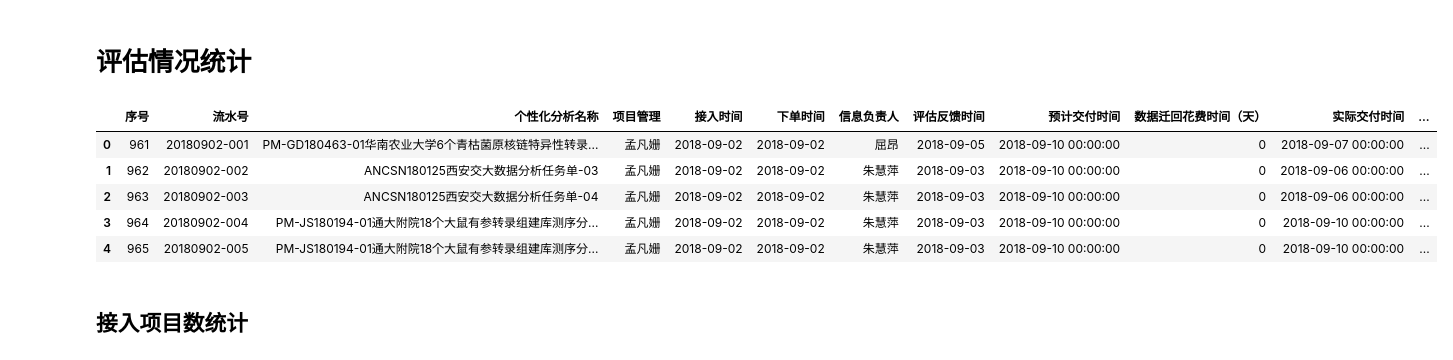
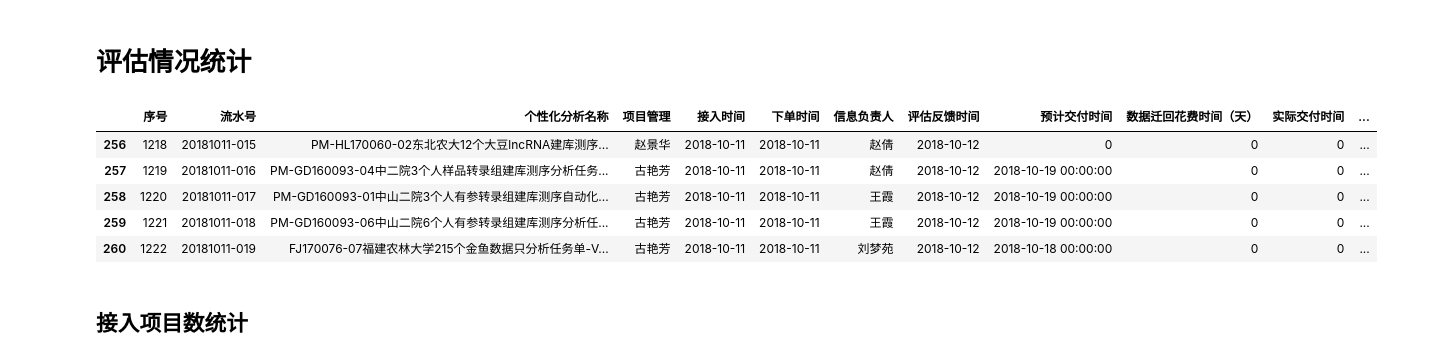
Before and after one commit to komais/chart, a Jupyter notebook: bin/supplment_analysis/个性化分析统计.ipynb, the cells around one changed output. Cells and saved outputs as stored; diff of their text form; code cells hidden in the pictures.

```diff
--- a/bin/supplment_analysis/个性化分析统计.ipynb
+++ b/bin/supplment_analysis/个性化分析统计.ipynb
@@ -14,7 +14,7 @@ imp.reload(myModule)
 import time
 # %%
 pathway = './'
-all_files  = xiadan_check.get_files(pathway, "个性化","9月")   ##给路径
+all_files  = xiadan_check.get_files(pathway, "个性化","20181011")   ##给路径
 df1  = xiadan_check.read_xlsx(all_files , 0 )## read all files sheet1
 # %%
 import datetime
@@ -81,14 +81,14 @@ See the caveats in the documentation: http://pandas.pydata.org/pandas-docs/stabl
 # %% [markdown]
 # 评估情况统计
 # %%
-df1.head()
+df1.tail()
 # %% [output]
 |  | 序号 | 流水号 | 个性化分析名称 | 项目管理 | 接入时间 | 下单时间 | 信息负责人 | 评估反馈时间 | 预计交付时间 | 数据迁回花费时间（天） | 实际交付时间 | ... |
-| 0 | 961 | 20180902-001 | PM-GD180463-01华南农业大学6个青枯菌原核链特异性转录... | 孟凡姗 | 2018-09-02 | 2018-09-02 | 屈昂 | 2018-09-05 | 2018-09-10 00:00:00 | 0 | 2018-09-07 00:00:00 | ... |
-| 1 | 962 | 20180902-002 | ANCSN180125西安交大数据分析任务单-03 | 孟凡姗 | 2018-09-02 | 2018-09-02 | 朱慧萍 | 2018-09-03 | 2018-09-10 00:00:00 | 0 | 2018-09-06 00:00:00 | ... |
-| 2 | 963 | 20180902-003 | ANCSN180125西安交大数据分析任务单-04 | 孟凡姗 | 2018-09-02 | 2018-09-02 | 朱慧萍 | 2018-09-03 | 2018-09-10 00:00:00 | 0 | 2018-09-06 00:00:00 | ... |
-| 3 | 964 | 20180902-004 | PM-JS180194-01通大附院18个大鼠有参转录组建库测序分... | 孟凡姗 | 2018-09-02 | 2018-09-02 | 朱慧萍 | 2018-09-03 | 2018-09-10 00:00:00 | 0 | 2018-09-10 00:00:00 | ... |
-| 4 | 965 | 20180902-005 | PM-JS180194-01通大附院18个大鼠有参转录组建库测序分... | 孟凡姗 | 2018-09-02 | 2018-09-02 | 朱慧萍 | 2018-09-03 | 2018-09-10 00:00:00 | 0 | 2018-09-10 00:00:00 | ... |
+| 256 | 1218 | 20181011-015 | PM-HL170060-02东北农大12个大豆lncRNA建库测序... | 赵景华 | 2018-10-11 | 2018-10-11 | 赵倩 | 2018-10-12 | 0 | 0 | 0 | ... |
+| 257 | 1219 | 20181011-016 | PM-GD160093-04中二院3个人样品转录组建库测序分析任务... | 古艳芳 | 2018-10-11 | 2018-10-11 | 赵倩 | 2018-10-12 | 2018-10-19 00:00:00 | 0 | 0 | ... |
+| 258 | 1220 | 20181011-017 | PM-GD160093-01中山二院3个人有参转录组建库测序自动化... | 古艳芳 | 2018-10-11 | 2018-10-11 | 王霞 | 2018-10-12 | 2018-10-19 00:00:00 | 0 | 0 | ... |
+| 259 | 1221 | 20181011-018 | PM-GD160093-06中山二院6个人有参转录组建库测序分析任... | 古艳芳 | 2018-10-11 | 2018-10-11 | 王霞 | 2018-10-12 | 2018-10-19 00:00:00 | 0 | 0 | ... |
+| 260 | 1222 | 20181011-019 | FJ170076-07福建农林大学215个金鱼数据只分析任务单-V... | 古艳芳 | 2018-10-11 | 2018-10-11 | 刘梦苑 | 2018-10-12 | 2018-10-18 00:00:00 | 0 | 0 | ... |
 # %% [markdown]
 ## 接入项目数统计
 # %% [markdown]
```
Also changed, not shown: parts of 7 cells of this notebook, 1 other file.
